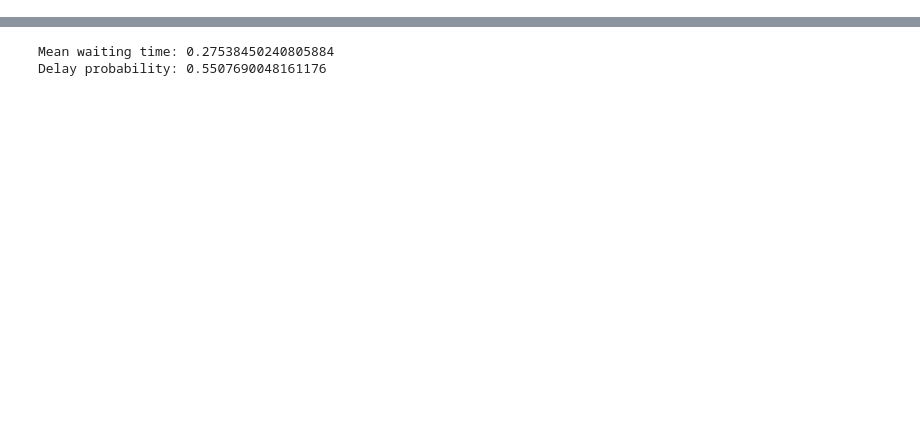
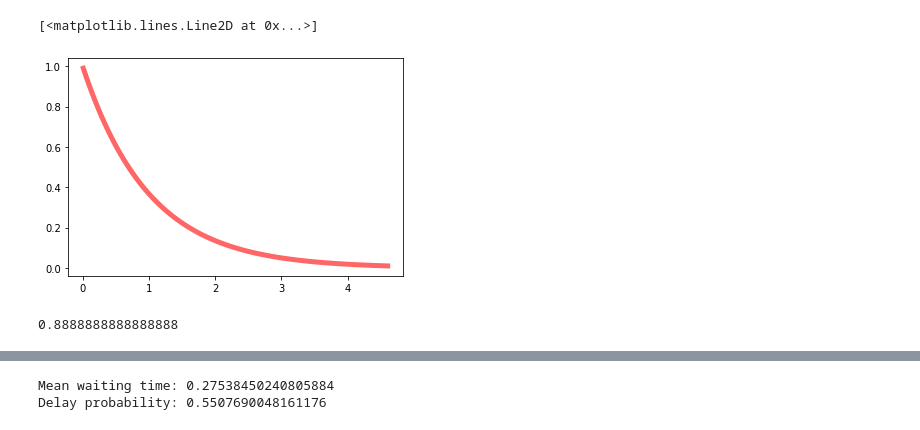
Before and after one commit to TUDelft-CITG/OpenQTSim, a Jupyter notebook: notebooks/Basic Queue using package.ipynb, the cells around one changed output, grey strips where cells are left out. Saved outputs shown, nothing was run; the diff lists cells and outputs as text; code cells hidden in the pictures; blank space fills up the shorter version.

Commit message:
WIP: playing with the simulation code

```diff
--- a/notebooks/Basic Queue using package.ipynb
+++ b/notebooks/Basic Queue using package.ipynb
@@ -3,0 +6,25 @@ import queueing
+# %%
+import matplotlib.pyplot as plt
+
+fig, ax = plt.subplots(1, 1)
+x = np.linspace(stats.expon.ppf(0.01),
+                 stats.expon.ppf(0.99), 100)
+ax.plot(x, stats.expon.pdf(x),
+        'r-', lw=5, alpha=0.6, label='expon pdf')
+# %% [output]
+[<matplotlib.lines.Line2D at 0x...>]
+[figure, added]
+# %%
+c = 1
+arrival_rate = 8
+service_rate = 9
+rho = arrival_rate/service_rate
+print(rho)
+
+A = queueing.arrival_process("M", stats.poisson(1 / (c * rho)))
+S = queueing.service_process("M", stats.expon(0))
+
+q = queueing.queue(A, S, c)
+sim = queueing.simulation(q)
+# %% [output]
+0.8888888888888888
```
Also changed, not shown: parts of 18 cells of this notebook, 4 other files.
